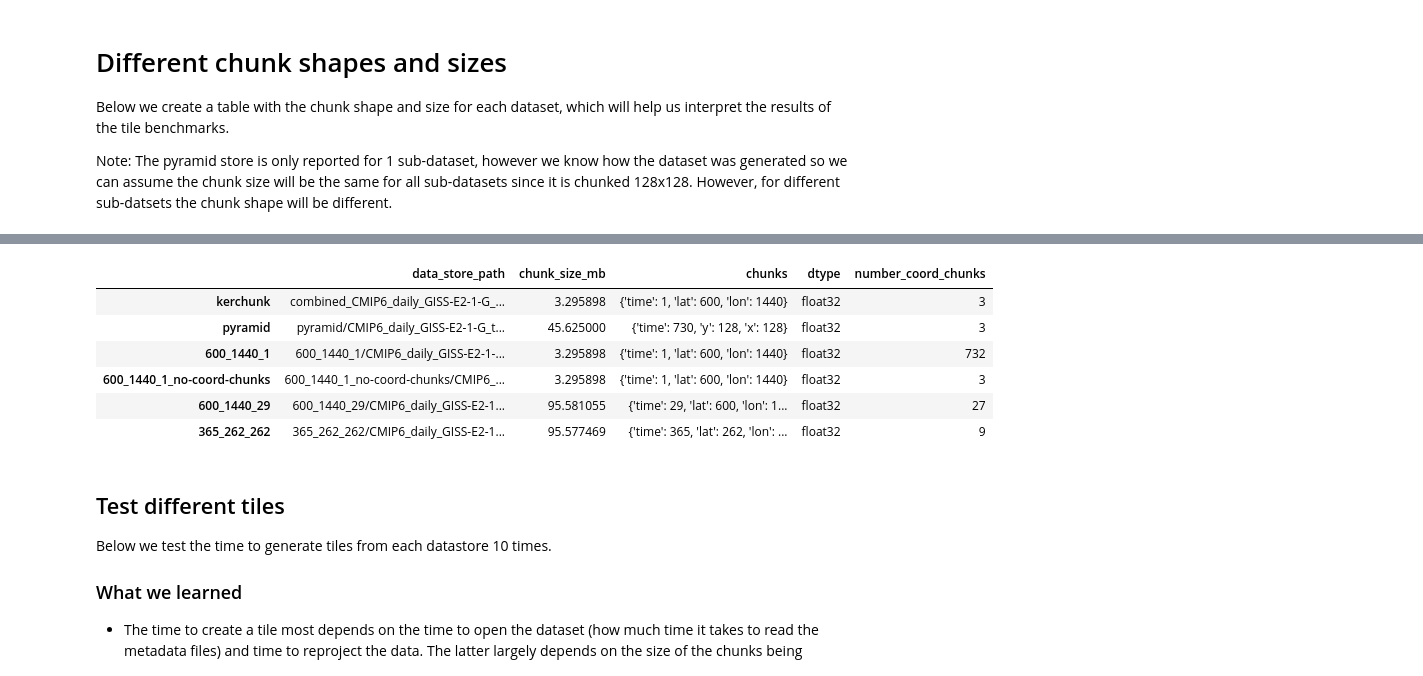
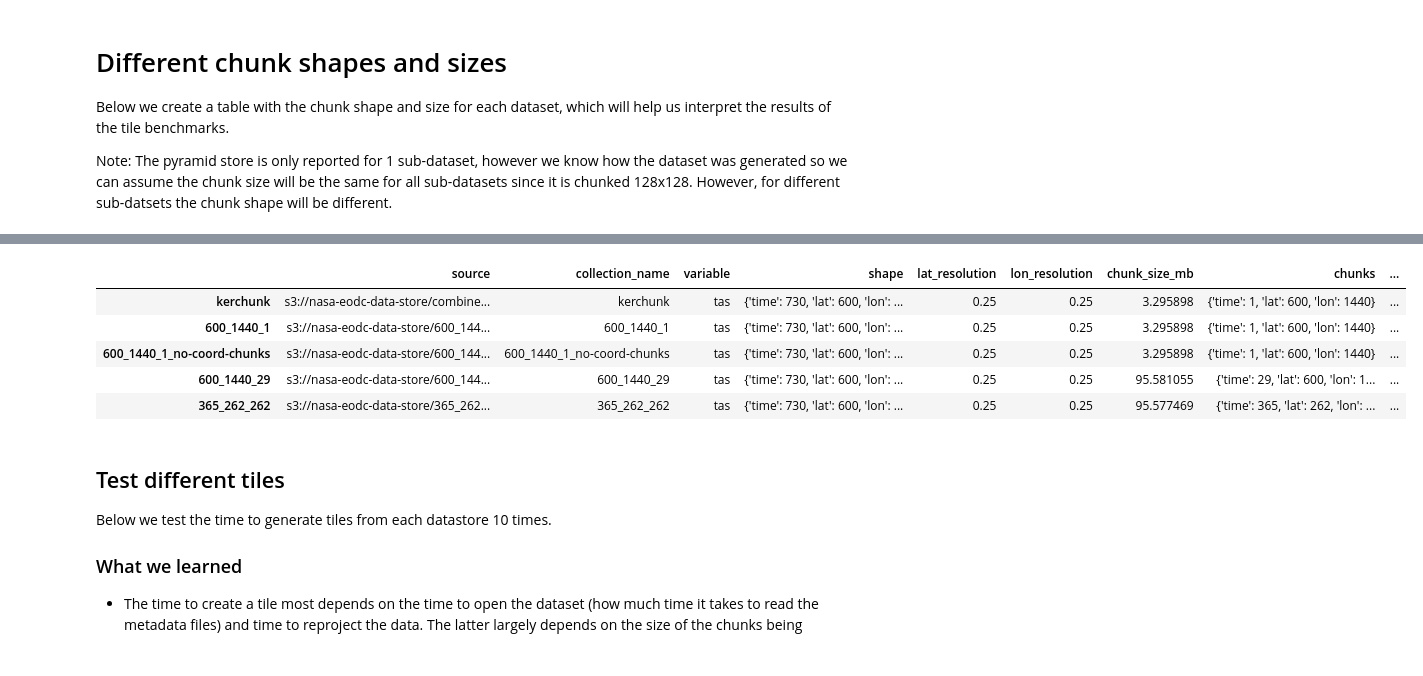
Before and after one commit to developmentseed/tile-benchmarking, a Jupyter notebook: profiling/profile.ipynb, the cells around one changed output, grey strips where cells are left out. Drawn from its saved outputs; the diff is of its cells as text; code cells hidden in the pictures.

```diff
--- a/profiling/profile.ipynb
+++ b/profiling/profile.ipynb
@@ -241,9 +241,6 @@ Note: The pyramid store is only reported for 1 sub-dataset, however we know how
 datastores = {
     'kerchunk': {
         "data_store_path": f"combined_CMIP6_{temporal_resolution}_{model}_{variable}_kerchunk.json"
-    },
-    'pyramid': {
-        "data_store_path": f"pyramid/CMIP6_{temporal_resolution}_{model}_{variable}.zarr"
     }
 }
 
@@ -264,19 +261,19 @@ for key, datastore in datastores.items():
     dataset_url = f"s3://{bucket}/{datastore['data_store_path']}"
 
     ds = zarr_helpers.open_dataset(dataset_url, reference, anon, multiscale, z)
-    ds_specs = zarr_helpers.get_dataset_specs(ds[variable])
+    ds_specs = zarr_helpers.get_dataset_specs(key, dataset_url, variable, ds)
     datastores[key] = ds_specs
 # %%
-df = pd.DataFrame.from_dict(datastores, orient='index')
-df
+datastores_df = pd.DataFrame.from_dict(datastores, orient='index')
+datastores_df.to_csv('results/profiled_zarr_datastores.csv', index=False)
+datastores_df
 # %% [output]
-|  | data_store_path | chunk_size_mb | chunks | dtype | number_coord_chunks |
-| kerchunk | combined_CMIP6_daily_GISS-E2-1-G_... | 3.295898 | {'time': 1, 'lat': 600, 'lon': 1440} | float32 | 3 |
-| pyramid | pyramid/CMIP6_daily_GISS-E2-1-G_t... | 45.625000 | {'time': 730, 'y': 128, 'x': 128} | float32 | 3 |
-| 600_1440_1 | 600_1440_1/CMIP6_daily_GISS-E2-1-... | 3.295898 | {'time': 1, 'lat': 600, 'lon': 1440} | float32 | 732 |
-| 600_1440_1_no-coord-chunks | 600_1440_1_no-coord-chunks/CMIP6_... | 3.295898 | {'time': 1, 'lat': 600, 'lon': 1440} | float32 | 3 |
-| 600_1440_29 | 600_1440_29/CMIP6_daily_GISS-E2-1... | 95.581055 | {'time': 29, 'lat': 600, 'lon': 1... | float32 | 27 |
-| 365_262_262 | 365_262_262/CMIP6_daily_GISS-E2-1... | 95.577469 | {'time': 365, 'lat': 262, 'lon': ... | float32 | 9 |
+|  | source | collection_name | variable | shape | lat_resolution | lon_resolution | chunk_size_mb | chunks | ... |
+| kerchunk | s3://nasa-eodc-data-store/combine... | kerchunk | tas | {'time': 730, 'lat': 600, 'lon': ... | 0.25 | 0.25 | 3.295898 | {'time': 1, 'lat': 600, 'lon': 1440} | ... |
+| 600_1440_1 | s3://nasa-eodc-data-store/600_144... | 600_1440_1 | tas | {'time': 730, 'lat': 600, 'lon': ... | 0.25 | 0.25 | 3.295898 | {'time': 1, 'lat': 600, 'lon': 1440} | ... |
+| 600_1440_1_no-coord-chunks | s3://nasa-eodc-data-store/600_144... | 600_1440_1_no-coord-chunks | tas | {'time': 730, 'lat': 600, 'lon': ... | 0.25 | 0.25 | 3.295898 | {'time': 1, 'lat': 600, 'lon': 1440} | ... |
+| 600_1440_29 | s3://nasa-eodc-data-store/600_144... | 600_1440_29 | tas | {'time': 730, 'lat': 600, 'lon': ... | 0.25 | 0.25 | 95.581055 | {'time': 29, 'lat': 600, 'lon': 1... | ... |
+| 365_262_262 | s3://nasa-eodc-data-store/365_262... | 365_262_262 | tas | {'time': 730, 'lat': 600, 'lon': ... | 0.25 | 0.25 | 95.577469 | {'time': 365, 'lat': 262, 'lon': ... | ... |
 # %% [markdown]
 ## Test different tiles
 
```
Also changed, not shown: parts of 13 cells of this notebook, 7 other files.
